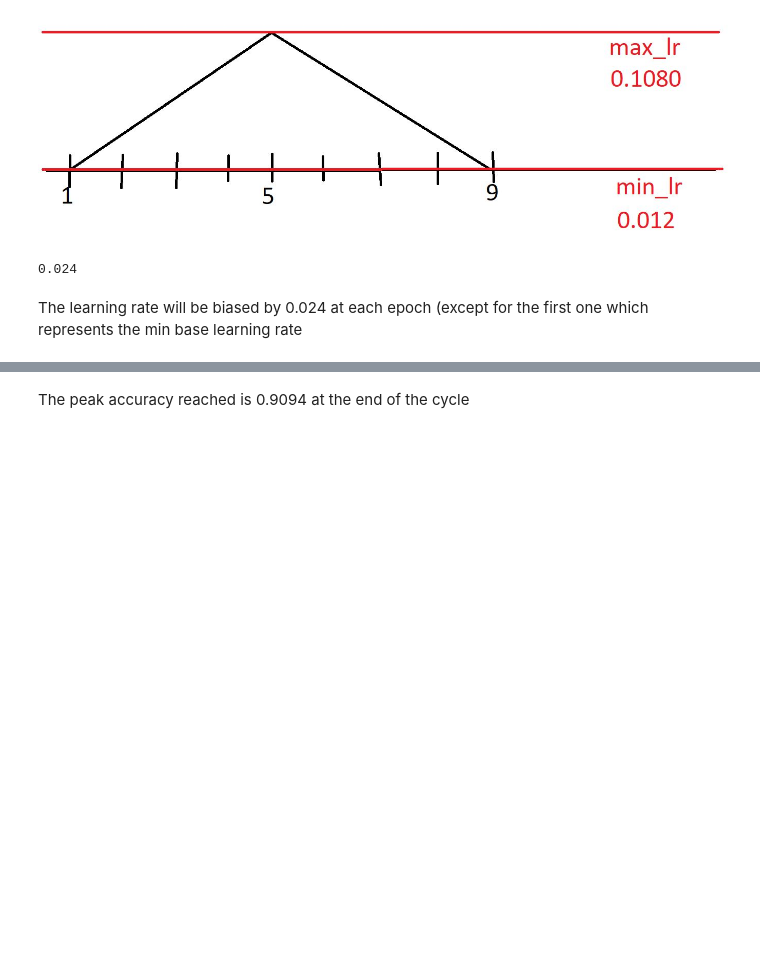
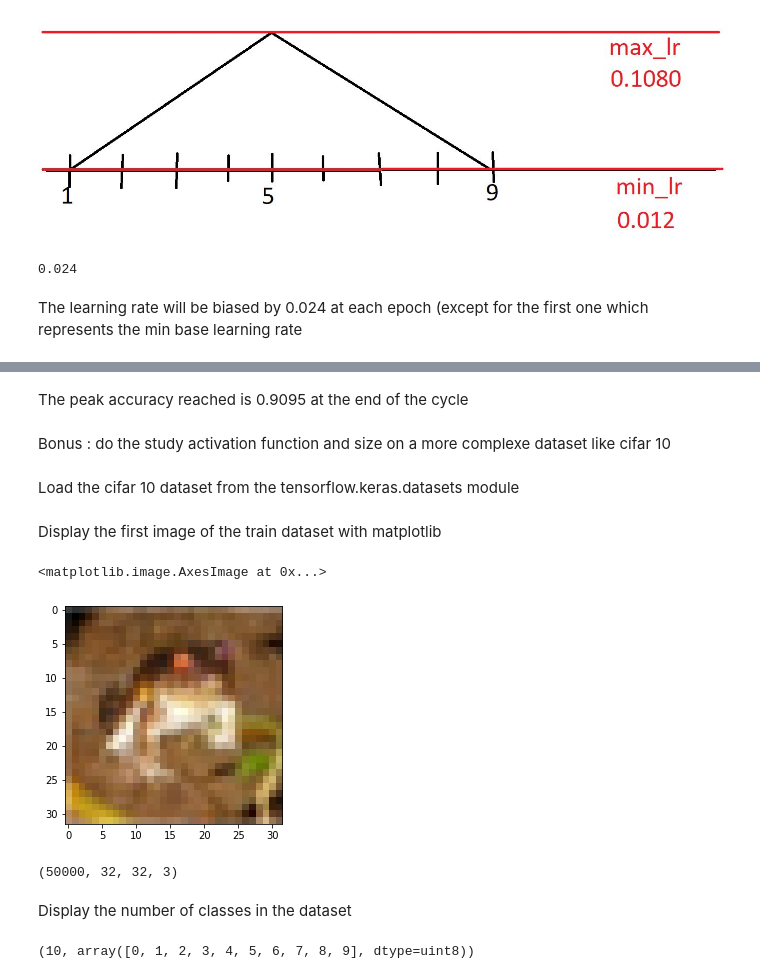
Before and after one commit to outtayerloop/m2-deep-learning, a Jupyter notebook: labs/deep_learning_with_keras/1_deep_learning_with_keras.ipynb, the cells around one changed output, grey strips where cells are left out. Drawn from its saved outputs; the diff is of its cells as text; code cells hidden in the pictures; blank space fills up the shorter version.

Commit message:
Updated 1_deep_learning_with_keras notebook + began 4th notebook

```diff
--- a/labs/deep_learning_with_keras/1_deep_learning_with_keras.ipynb
+++ b/labs/deep_learning_with_keras/1_deep_learning_with_keras.ipynb
@@ -962,2 +985,35 @@ plt.show()
 # %% [markdown]
-The peak accuracy reached is 0.9094 at the end of the cycle
+The peak accuracy reached is 0.9095 at the end of the cycle
+# %% [markdown]
+Bonus : do the study activation function and size on a more complexe dataset like cifar 10
+# %% [markdown]
+Load the cifar 10 dataset from the tensorflow.keras.datasets module
+# %%
+from tensorflow.keras.datasets.cifar10 import load_data
+
+data = load_data()
+train, test = data
+# %% [markdown]
+Display the first image of the train dataset with matplotlib
+# %%
+import matplotlib.pyplot as plt
+
+X_train, y_train = train
+plt.imshow(X_train[0])
+# %% [output]
+<matplotlib.image.AxesImage at 0x...>
+[figure, added]
+# %%
+X_train.shape
+# %% [output]
+(50000, 32, 32, 3)
+# %% [markdown]
+Display the number of classes in the dataset
+# %%
+import numpy as np
+X_test, y_test = test
+class_values = np.unique(data[0][1]) # or else len(set(y_train))
+class_count = len(np.array(class_values))
+class_count, class_values
+# %% [output]
+(10, array([0, 1, 2, 3, 4, 5, 6, 7, 8, 9], dtype=uint8))
```
Also changed, not shown: parts of 110 cells of this notebook, 21 other files.
